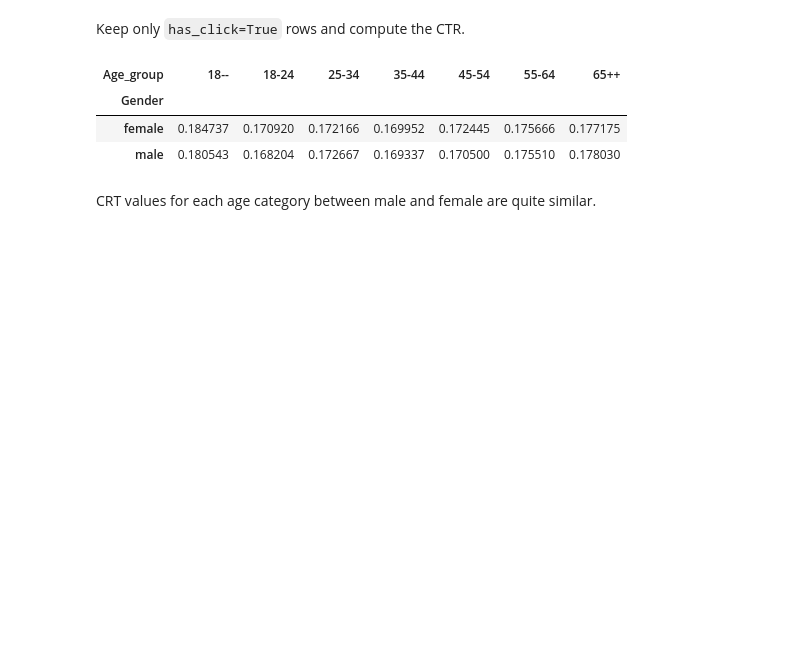
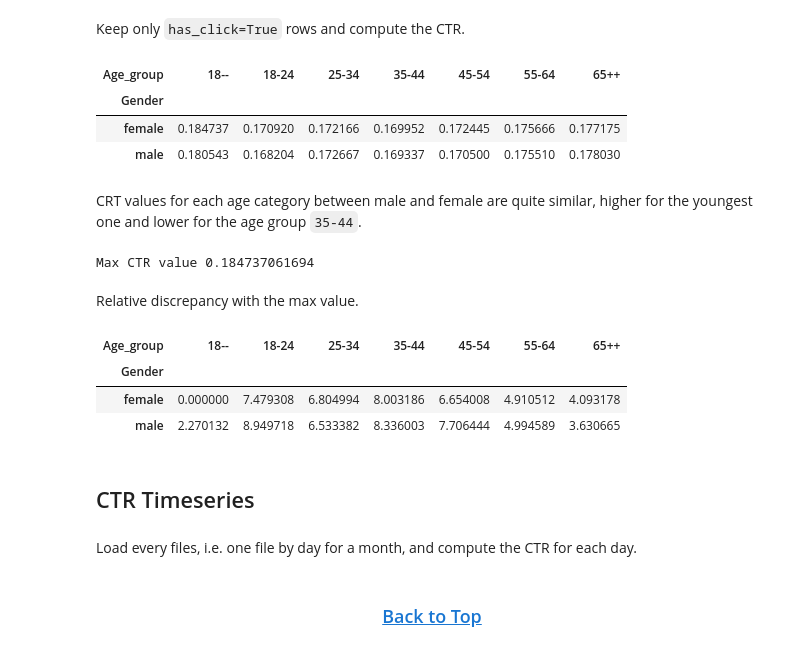
Before and after one commit to garaud/doing_pydata_science, a Jupyter notebook: chapter2-eda.ipynb, the cells around one changed output. Drawn from its saved outputs; the diff is of its cells as text; code cells hidden in the pictures; blank space fills up the shorter version.

Commit message:
Update the chapter 2 EDA
* Fix some warnings message from pandas
* Fix some typos
* Add a 'Back to Top' link
* Relative CTR by gender and age according to the max value

```diff
--- a/chapter2-eda.ipynb
+++ b/chapter2-eda.ipynb
@@ -300,4 +301,4 @@ Here, I counted the number of elements for the column "Gender". It's quite arbit
 # %% [markdown]
 Add a column `has_click` and set `True` if there is more than one click, `False` otherwise.
 # %%
-df['has_click'] = df['Clicks'].apply(lambda x: x > 0)
+df.loc[:, 'has_click'] = df['Clicks'] > 0
@@ -346,4 +341,24 @@ ctr_gender_age
 | female | 0.184737 | 0.170920 | 0.172166 | 0.169952 | 0.172445 | 0.175666 | 0.177175 |
 | male | 0.180543 | 0.168204 | 0.172667 | 0.169337 | 0.170500 | 0.175510 | 0.178030 |
 # %% [markdown]
-CRT values for each age category between male and female are quite similar.
+CRT values for each age category between male and female are quite similar, higher for the youngest one and lower for the age group `35-44`.
+# %%
+ctr_gender_age_max = np.max(ctr_gender_age.values)
+print('Max CTR value {}'.format(ctr_gender_age_max))
+# %% [output]
+Max CTR value 0.184737061694
+# %% [markdown]
+Relative discrepancy with the max value.
+# %%
+(ctr_gender_age_max - ctr_gender_age) / ctr_gender_age_max * 100.
+# %% [output]
+| Age_group | 18-- | 18-24 | 25-34 | 35-44 | 45-54 | 55-64 | 65++ |
+| Gender |  |  |  |  |  |  |  |
+| female | 0.000000 | 7.479308 | 6.804994 | 8.003186 | 6.654008 | 4.910512 | 4.093178 |
+| male | 2.270132 | 8.949718 | 6.533382 | 8.336003 | 7.706444 | 4.994589 | 3.630665 |
+# %% [markdown]
+## CTR Timeseries
+# %% [markdown]
+Load every files, i.e. one file by day for a month, and compute the CTR for each day.
+# %% [markdown]
+<h3 style="text-align: center;"><a href="#Doing-Data-Science:-chapter-2---EDA">Back to Top</a></h3>
```
Also changed, not shown: parts of 4 cells of this notebook.
